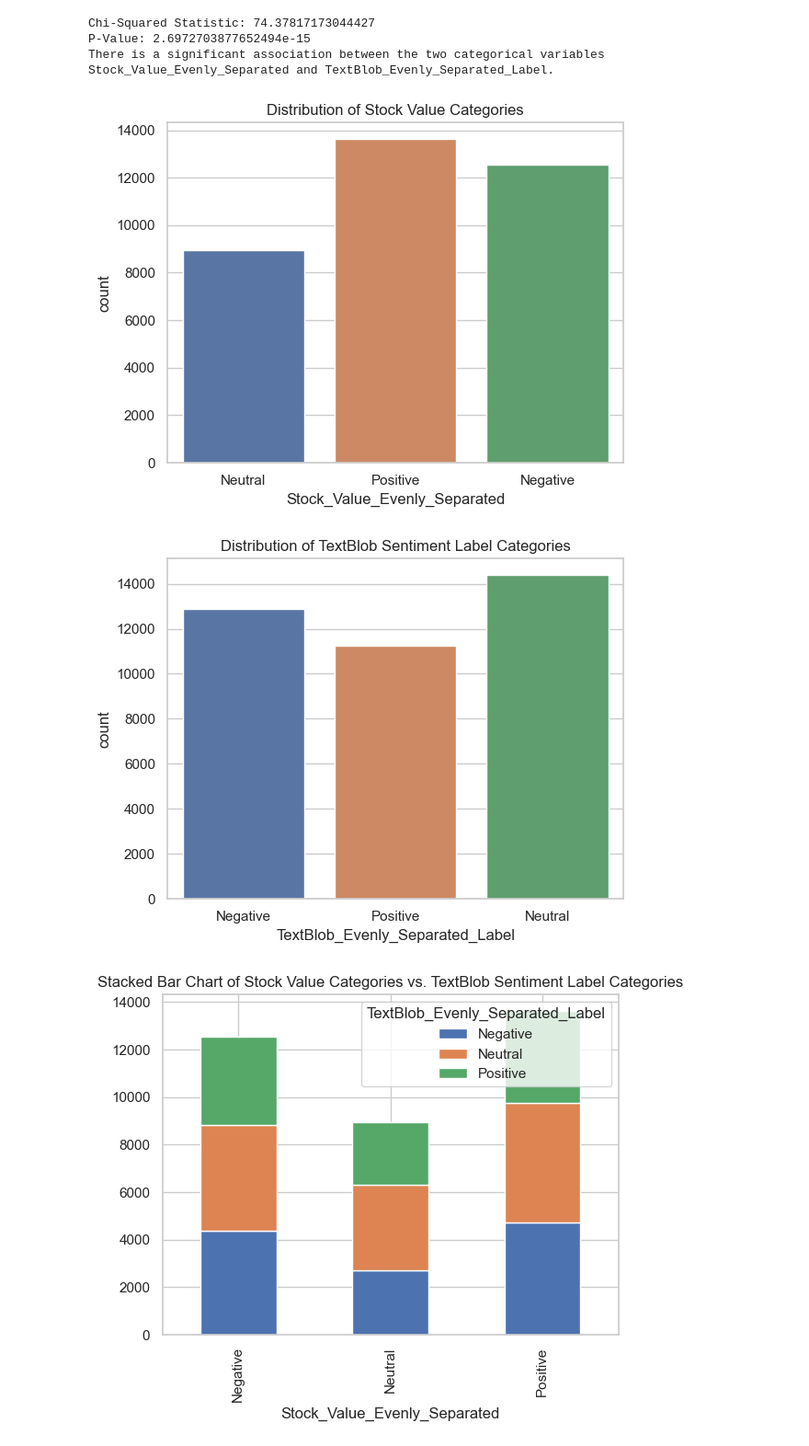
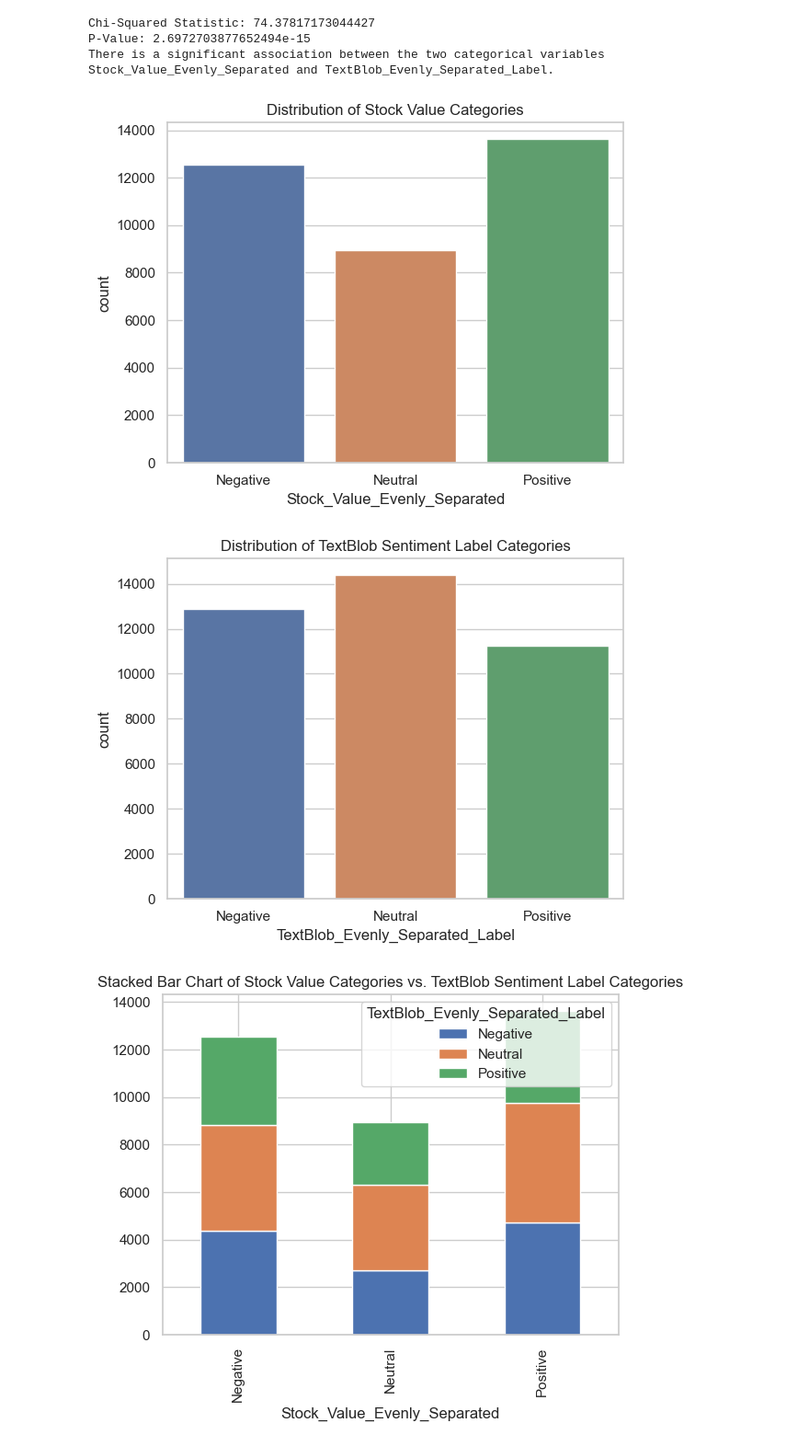
Before and after one commit to M-Mcknsn/NAK-Text-Analytics, a Jupyter notebook: src/correlation_analysis.ipynb, the cells around one changed output. Shown at 92% size. Cells and saved outputs as stored; diff of their text form; code cells hidden in the pictures.

Commit message:
Adding some visuals.

```diff
--- a/src/correlation_analysis.ipynb
+++ b/src/correlation_analysis.ipynb
@@ -127,17 +127,20 @@ Chi-Squared Statistic: 74.37817173044427
 P-Value: 2.6972703877652494e-15
 There is a significant association between the two categorical variables Stock_Value_Evenly_Separated and TextBlob_Evenly_Separated_Label.
 # %%
-# Create bar charts for each categorical variable
-sns.countplot(data=df_merged_3_categories, x='Stock_Value_Evenly_Separated')
+# Define the order for the categories
+order = ['Negative', 'Neutral', 'Positive']
+
+# Create bar charts for each categorical variable with the specified order
+sns.countplot(data=df_merged_3_categories, x='Stock_Value_Evenly_Separated', order=order)
 plt.title('Distribution of Stock Value Categories')
 plt.show()
 
-sns.countplot(data=df_merged_3_categories, x='TextBlob_Evenly_Separated_Label')
+sns.countplot(data=df_merged_3_categories, x='TextBlob_Evenly_Separated_Label', order=order)
 plt.title('Distribution of TextBlob Sentiment Label Categories')
 plt.show()
 # %% [output]
-[figure, old version]
+[figure, new version]
-[figure, old version]
+[figure, new version]
 # %%
 contingency_table = pd.crosstab(df_merged_3_categories['Stock_Value_Evenly_Separated'], df_merged_3_categories['TextBlob_Evenly_Separated_Label'])
 
```
